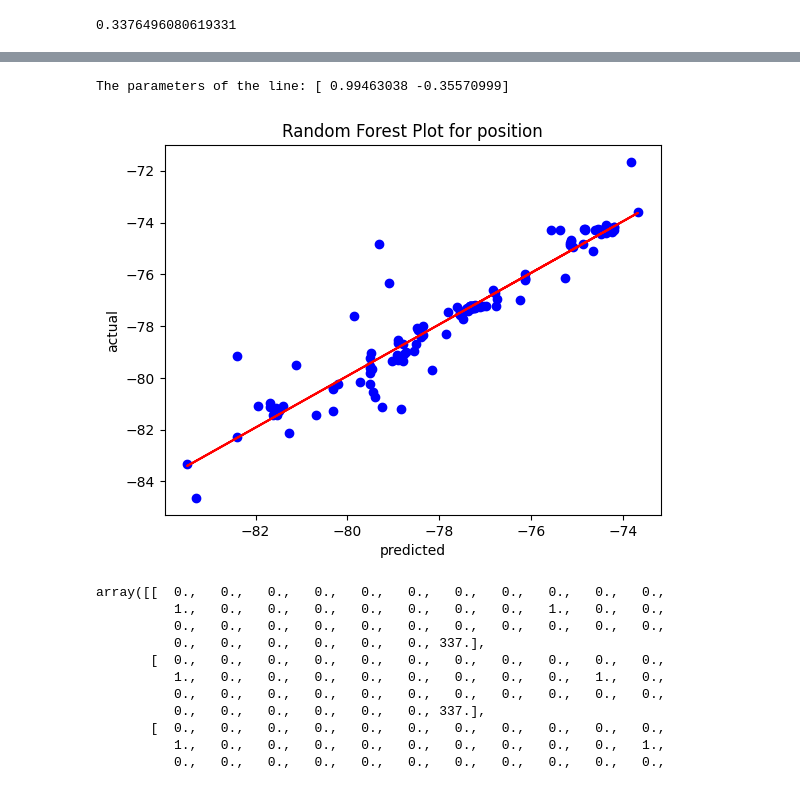
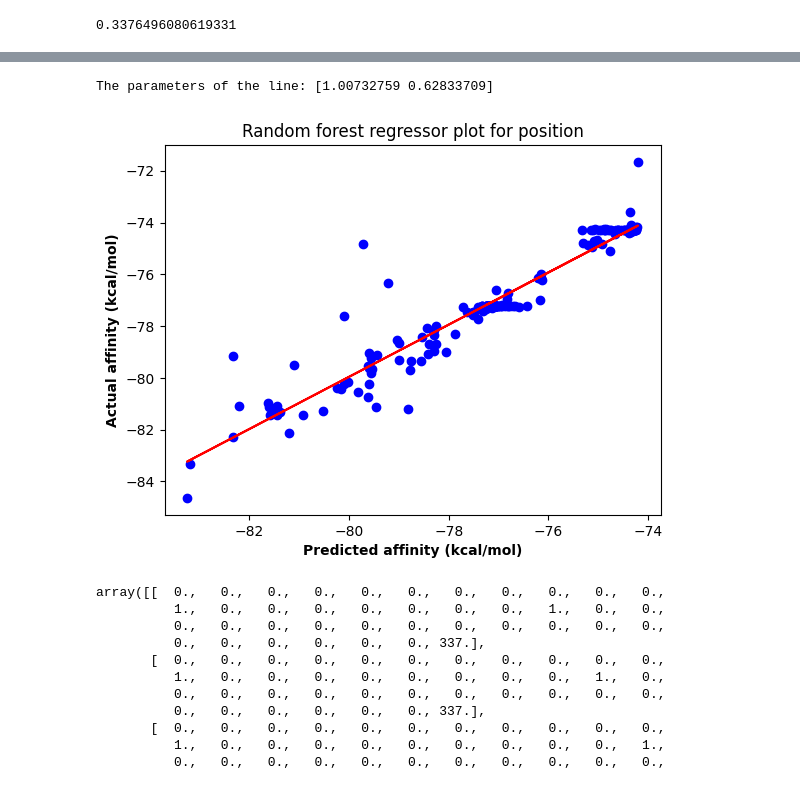
Before and after one commit to shivank9199/Prediction-of-resistance-mutation-in-SARS-CoV-2-against-Sotrovimab-using-machine-learning, a Jupyter notebook: UG_Project.ipynb, the cells around one changed output, grey strips where cells are left out. Cells and saved outputs as stored; diff of their text form; code cells hidden in the pictures.

```diff
--- a/UG_Project.ipynb
+++ b/UG_Project.ipynb
@@ -42,3 +90,5 @@ data = pd.read_csv("/content/scores-Sotrovimab.csv")
+# %%
+data = data.drop('S.no', axis=1)
 # %%
 data.shape
 # %% [output]
@@ -467,0 +714,2 @@ plt.savefig("High resoltion 6.png",dpi=400)
+# %%
+df = data[['mutated_residue', 'position', 'native_residue', 'Affinity']]
@@ -468,2 +732,2 @@ plt.savefig("High resoltion 6.png",dpi=400)
 # %%
-X_train_position, X_test_position, y_train_position, y_test_position = train_test_split(data.drop(columns=['Affinity', 'dAffinity', 'Stability', 'dStability']), data['Affinity'], test_size=0.2, random_state=2)
+X_train_position, X_test_position, y_train_position, y_test_position = train_test_split(df.drop('Affinity', axis=1), df['Affinity'], test_size=0.2)
@@ -472,0 +847,3 @@ X_test_position = transformer.transform(X_test_position)
+# %%
+X_train_position = df.drop('Affinity', axis=1)
+y_train_position = df['Affinity']
@@ -511,18 +1127,18 @@ pred_rfr_position = rfr_position.predict(X_test_position)
 # %%
 theta_1 = np.polyfit(pred_rfr_position, y_test_position, 1)
 print(f'The parameters of the line: {theta_1}')
-y_line_position = theta_1[1] + theta_1[0] * pred_rfr_position
+y_line_rfr_position = theta_1[1] + theta_1[0] * pred_rfr_position
 plt.scatter(pred_rfr_position, y_test_position, color = 'blue')
-plt.plot(pred_rfr_position, y_line_position, 'r')
-plt.title('Random Forest Plot for position')
-plt.xlabel('predicted')
-plt.ylabel('actual')
-plt.savefig("High resoltion 5.png",dpi=400)
+plt.plot(pred_rfr_position, y_line_rfr_position, 'r')
+plt.title('Random forest regressor plot for position')
+plt.xlabel('Predicted affinity (kcal/mol)', fontweight='bold')
+plt.ylabel('Actual affinity (kcal/mol)', fontweight='bold')
+plt.savefig("Random_Forest_Plot_for_position.png",dpi=400)
 
 plt.show()
 # %% [output]
-The parameters of the line: [ 0.99463038 -0.35570999]
+The parameters of the line: [1.00732759 0.62833709]
-[figure, old version]
+[figure, new version]
 # %%
 data_check_337 = [[337, 'P', 'A'], [337, 'P', 'C'], [337, 'P', 'D'], [337, 'P', 'E'], [337, 'P', 'F'], [337, 'P', 'G'], [337, 'P', 'H'], [337, 'P', 'I'], [337, 'P', 'K'], [337, 'P', 'L'], [337, 'P', 'M'], [337, 'P', 'N'], [337, 'P', 'P'], [337, 'P', 'Q'], [337, 'P', 'R'], [337, 'P', 'S'], [337, 'P', 'T'], [337, 'P', 'V'], [337, 'P', 'W'], [337, 'P', 'Y']]
 df = pd.DataFrame(data_check_337, columns=['position', 'native_residue', 'mutated_residue'])
```
Also changed, not shown: parts of 132 cells of this notebook.
